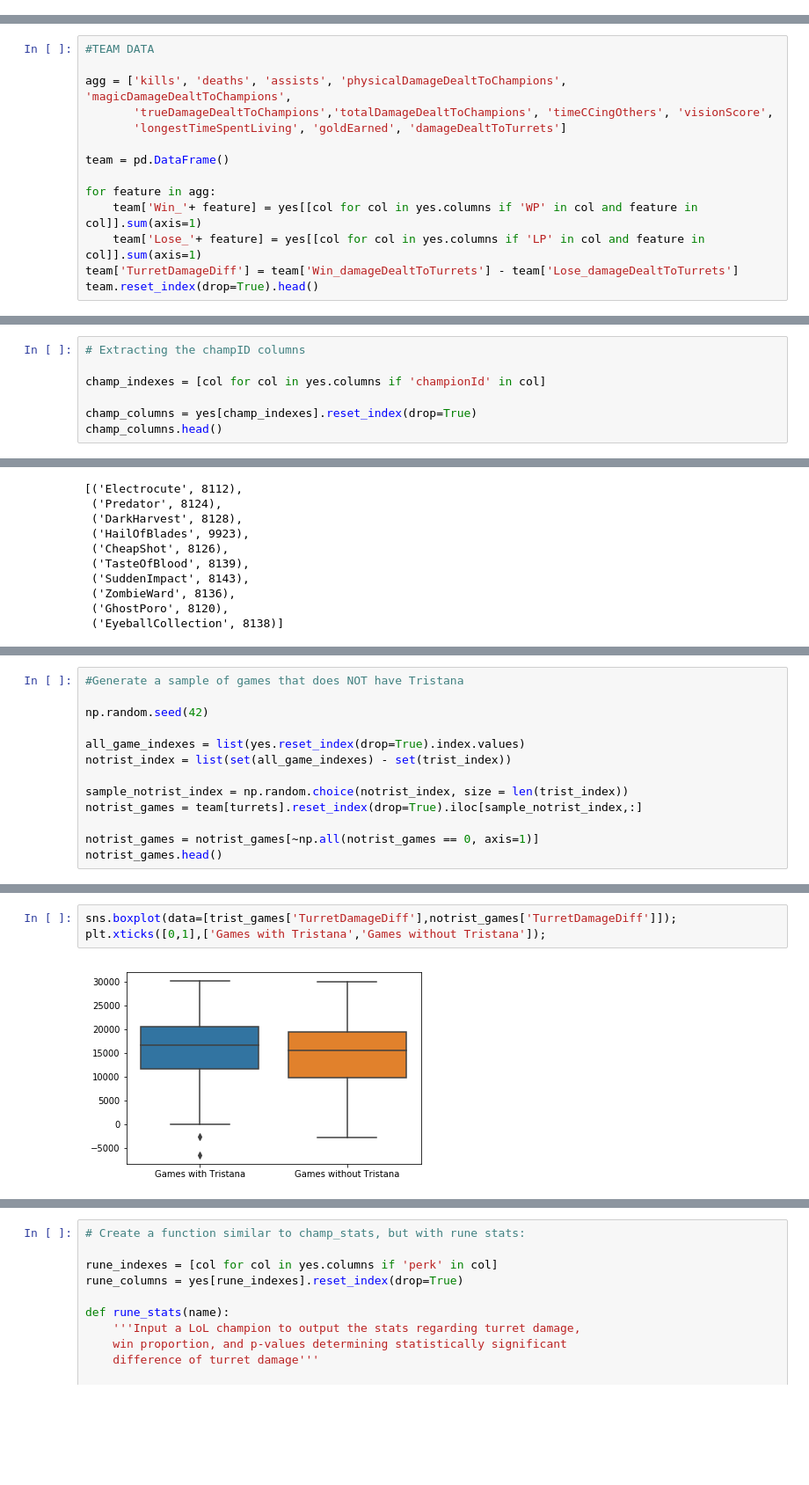
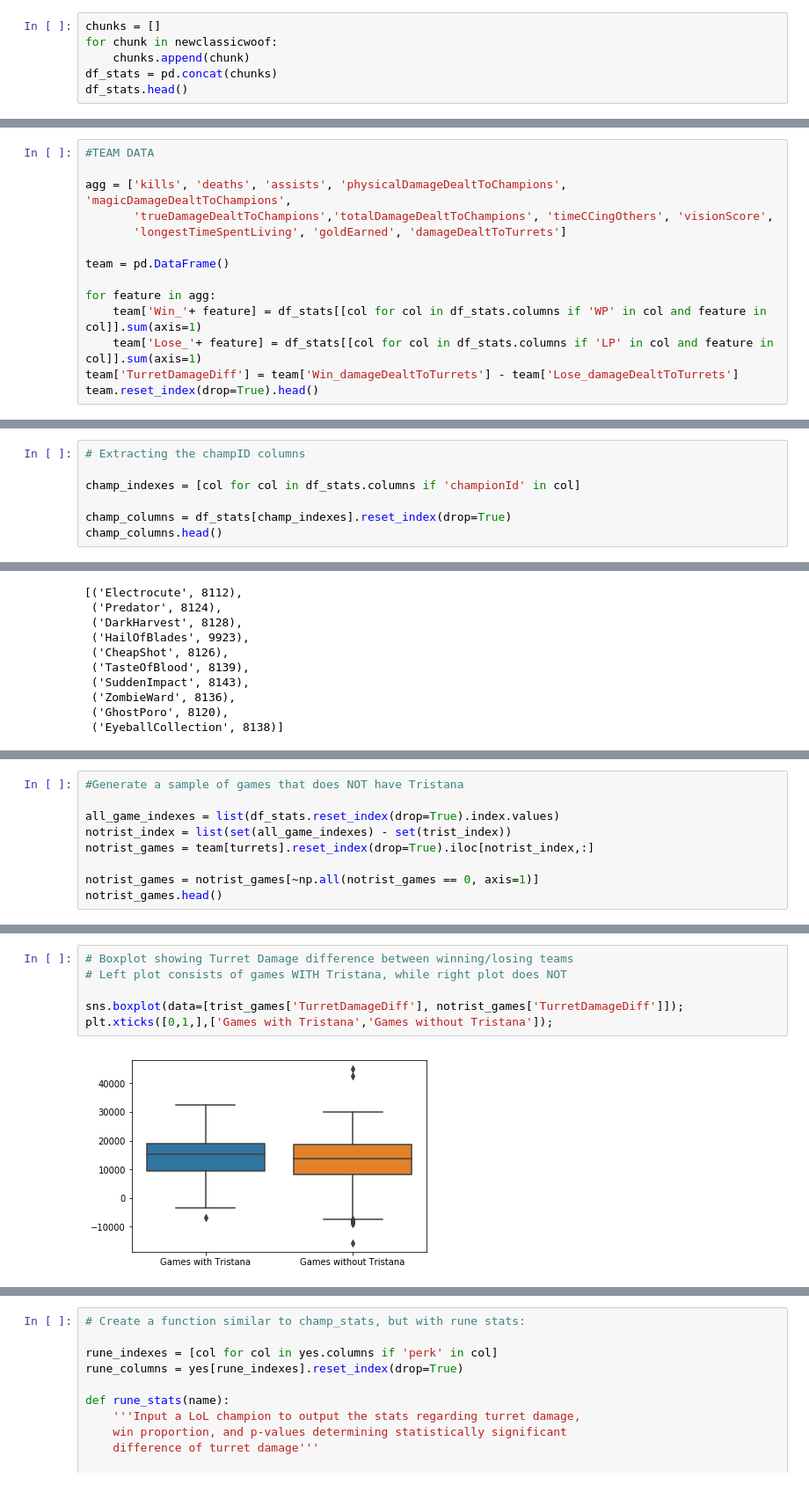
Before and after one commit to Fryman93/SprungBoard, a Jupyter notebook: Capstone 1/LoL.ipynb, the cells around one changed output, grey strips where cells are left out. Shown at 88% size. Cells and saved outputs as stored; diff of their text form; blank space fills up the shorter version.

```diff
--- a/Capstone 1/LoL.ipynb
+++ b/Capstone 1/LoL.ipynb
@@ -152,0 +148,6 @@ newclassicwoof[2]
+# %%
+chunks = []
+for chunk in newclassicwoof:
+    chunks.append(chunk)
+df_stats = pd.concat(chunks)
+df_stats.head()
@@ -225,8 +199,8 @@ agg = ['kills', 'deaths', 'assists', 'physicalDamageDealtToChampions', 'magicDam
 team = pd.DataFrame()
 
 for feature in agg:
-    team['Win_'+ feature] = yes[[col for col in yes.columns if 'WP' in col and feature in col]].sum(axis=1)
-    team['Lose_'+ feature] = yes[[col for col in yes.columns if 'LP' in col and feature in col]].sum(axis=1)
+    team['Win_'+ feature] = df_stats[[col for col in df_stats.columns if 'WP' in col and feature in col]].sum(axis=1)
+    team['Lose_'+ feature] = df_stats[[col for col in df_stats.columns if 'LP' in col and feature in col]].sum(axis=1)
 team['TurretDamageDiff'] = team['Win_damageDealtToTurrets'] - team['Lose_damageDealtToTurrets']
 team.reset_index(drop=True).head()
 # %% [output]
@@ -302,9 +312,9 @@ The Riot API is formatted such that championIDs and Rune IDs are framed as integ
 # %%
 # Extracting the champID columns
 
-champ_indexes = [col for col in yes.columns if 'championId' in col]
+champ_indexes = [col for col in df_stats.columns if 'championId' in col]
 
-champ_columns = yes[champ_indexes].reset_index(drop=True)
+champ_columns = df_stats[champ_indexes].reset_index(drop=True)
 champ_columns.head()
 # %% [output]
 |  | WP1_championId | WP2_championId | WP3_championId | WP4_championId | WP5_championId | LP1_championId | ... |
@@ -424,13 +433,9 @@ Tristana's winrate is 0.5072463768115942
 # %%
 #Generate a sample of games that does NOT have Tristana
 
-np.random.seed(42)
-
-all_game_indexes = list(yes.reset_index(drop=True).index.values)
+all_game_indexes = list(df_stats.reset_index(drop=True).index.values)
 notrist_index = list(set(all_game_indexes) - set(trist_index))
-
-sample_notrist_index = np.random.choice(notrist_index, size = len(trist_index))
-notrist_games = team[turrets].reset_index(drop=True).iloc[sample_notrist_index,:]
+notrist_games = team[turrets].reset_index(drop=True).iloc[notrist_index,:]
 
 notrist_games = notrist_games[~np.all(notrist_games == 0, axis=1)]
 notrist_games.head()
@@ -444,8 +449,11 @@ notrist_games.head()
 # %%
-sns.boxplot(data=[trist_games['TurretDamageDiff'],notrist_games['TurretDamageDiff']]);
-plt.xticks([0,1],['Games with Tristana','Games without Tristana']);
+# Boxplot showing Turret Damage difference between winning/losing teams
+# Left plot consists of games WITH Tristana, while right plot does NOT
+
+sns.boxplot(data=[trist_games['TurretDamageDiff'], notrist_games['TurretDamageDiff']]);
+plt.xticks([0,1,],['Games with Tristana','Games without Tristana']);
 # %% [output]
-[figure, old version]
+[figure, new version]
 # %%
 #Prepping for t-test
 
```
Also changed, not shown: parts of 56 cells of this notebook.
